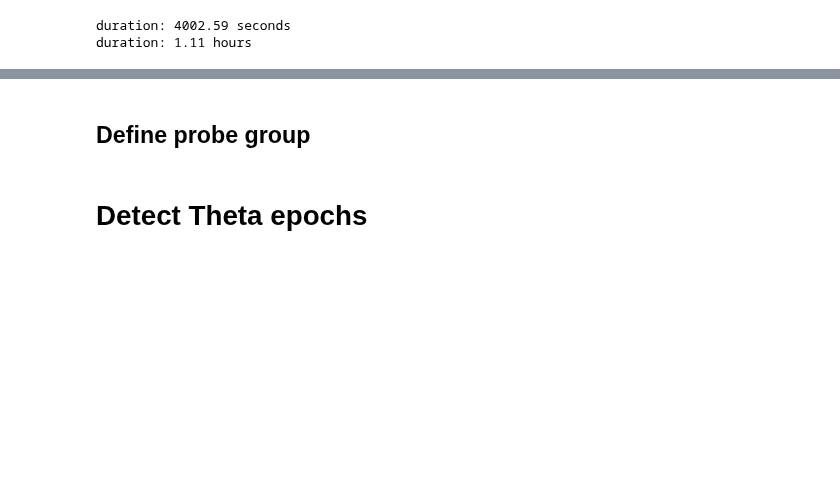
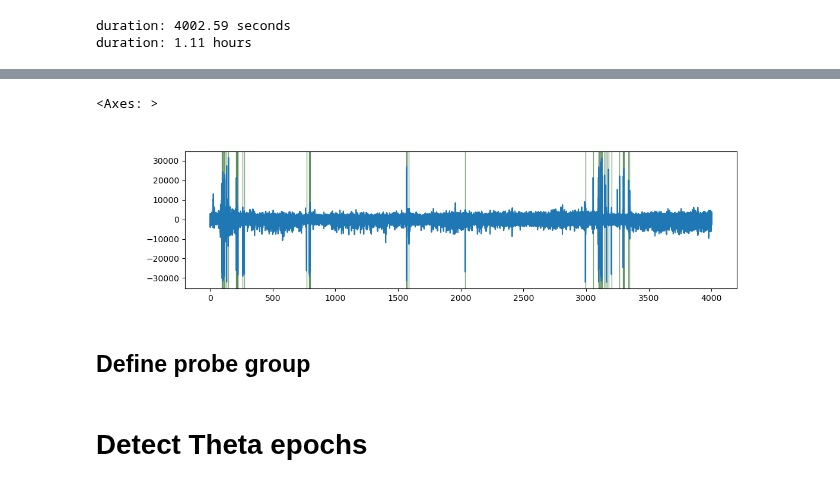
Before and after one commit to nkinsky/TraceFC, a Jupyter notebook: Notebooks/Sync_USV_and_Ephys.ipynb, the cells around one changed output, grey strips where cells are left out. Drawn from its saved outputs; the diff is of its cells as text; code cells hidden in the pictures; blank space fills up the shorter version.

```diff
--- a/Notebooks/Sync_USV_and_Ephys.ipynb
+++ b/Notebooks/Sync_USV_and_Ephys.ipynb
@@ -85,0 +75,5 @@ lfp Srate (downsampled): 1250
+# %%
+animal, sess_name = 'Finn', 'recall1'
+sess_dir = get_session_dir(animal, sess_name)
+sess = sess_use(sess_dir)
+print(sess.recinfo)
@@ -92,0 +93,8 @@ detect_tone(sorted(base_dir.glob("**/*.WAV"))[0], freq_lims=(6900, 7100), tone_l
+# %%
+from neuropy.analyses.artifact import detect_artifact_epochs
+signal = sess.eegfile.get_signal()
+art_epochs_file = sess.filePrefix.with_suffix(".art_epochs.npy")
+
+art_epochs = Epoch(epochs=None, file=art_epochs_file)
+
+art_epochs
@@ -93,3 +110,11 @@ detect_tone(sorted(base_dir.glob("**/*.WAV"))[0], freq_lims=(6900, 7100), tone_l
+# %%
+%matplotlib widget
+
+chan_plot = 28
+plot_signal_w_epochs(signal, 28, art_epochs)
+# %% [output]
+<Axes: >
+[figure, added]
 # %% [markdown]
 ## Define probe group
 # %%
```
Also changed, not shown: parts of 102 cells of this notebook.
